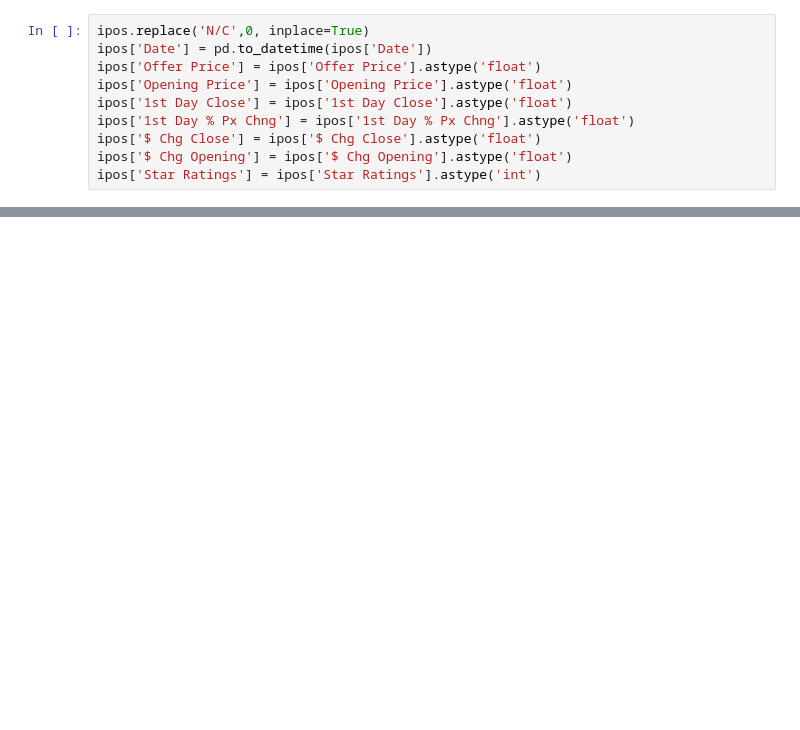
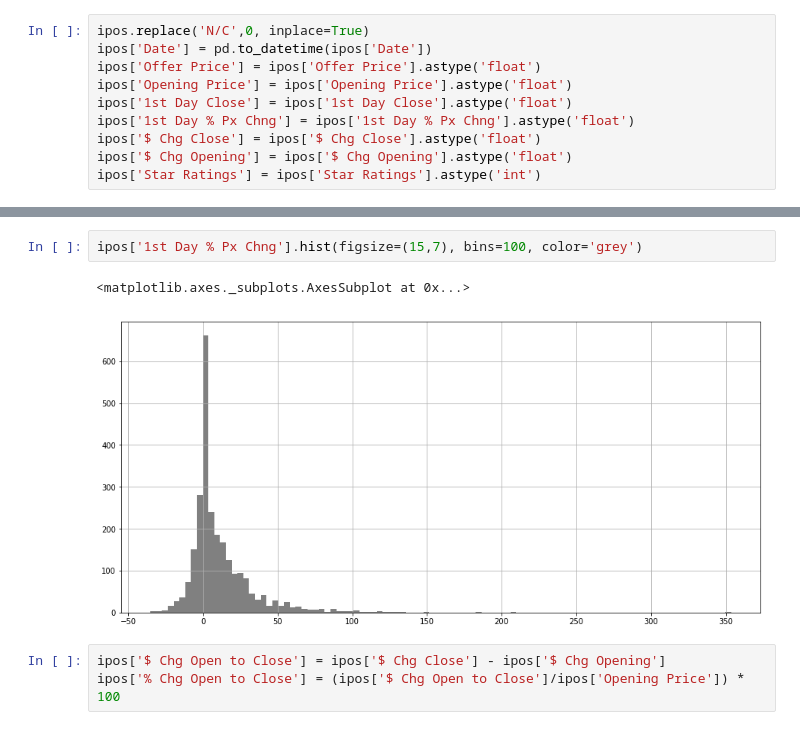
Before and after one commit to MagicMike90/IPO-forecast, a Jupyter notebook: IPO_forecast.ipynb, the cells around one changed output, grey strips where cells are left out. Drawn from its saved outputs; the diff is of its cells as text; blank space fills up the shorter version.

```diff
--- a/IPO_forecast.ipynb
+++ b/IPO_forecast.ipynb
@@ -89,0 +125,8 @@ ipos['Star Ratings'] = ipos['Star Ratings'].astype('int')
+# %%
+ipos['1st Day % Px Chng'].hist(figsize=(15,7), bins=100, color='grey')
+# %% [output]
+<matplotlib.axes._subplots.AxesSubplot at 0x...>
+[figure, added]
+# %%
+ipos['$ Chg Open to Close'] = ipos['$ Chg Close'] - ipos['$ Chg Opening']
+ipos['% Chg Open to Close'] = (ipos['$ Chg Open to Close']/ipos['Opening Price']) * 100
```
Also changed, not shown: parts of 13 cells of this notebook.
